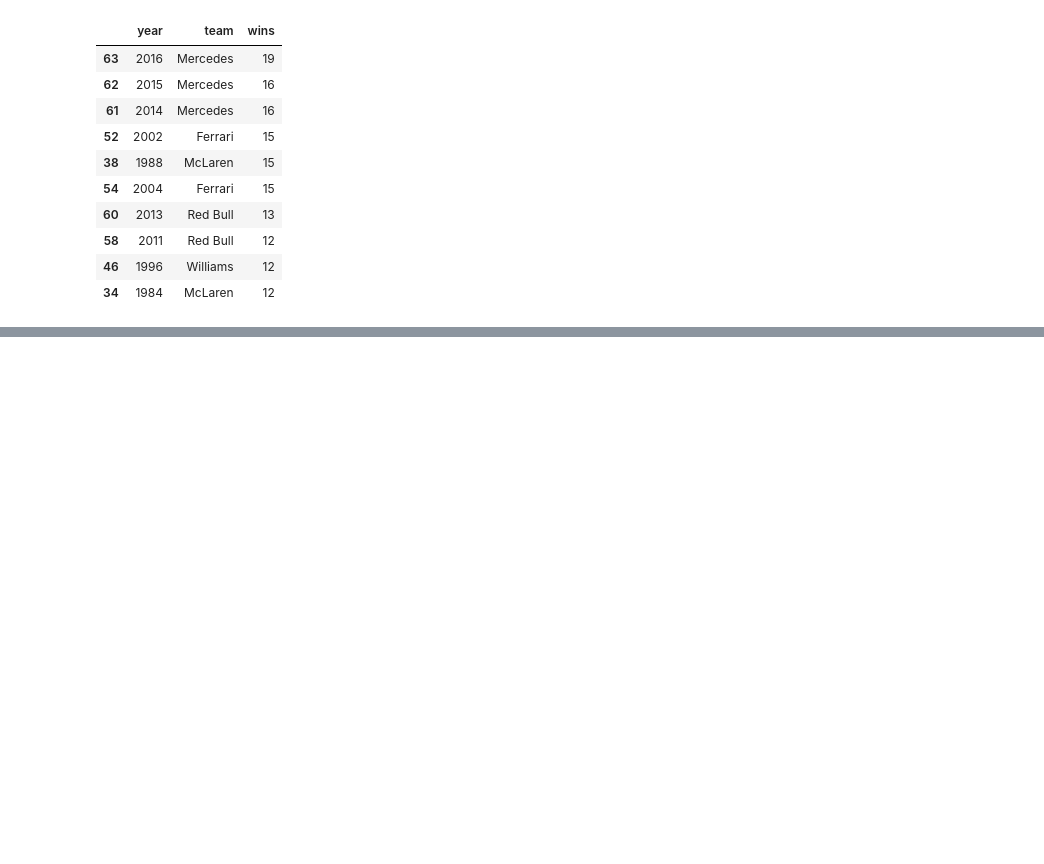
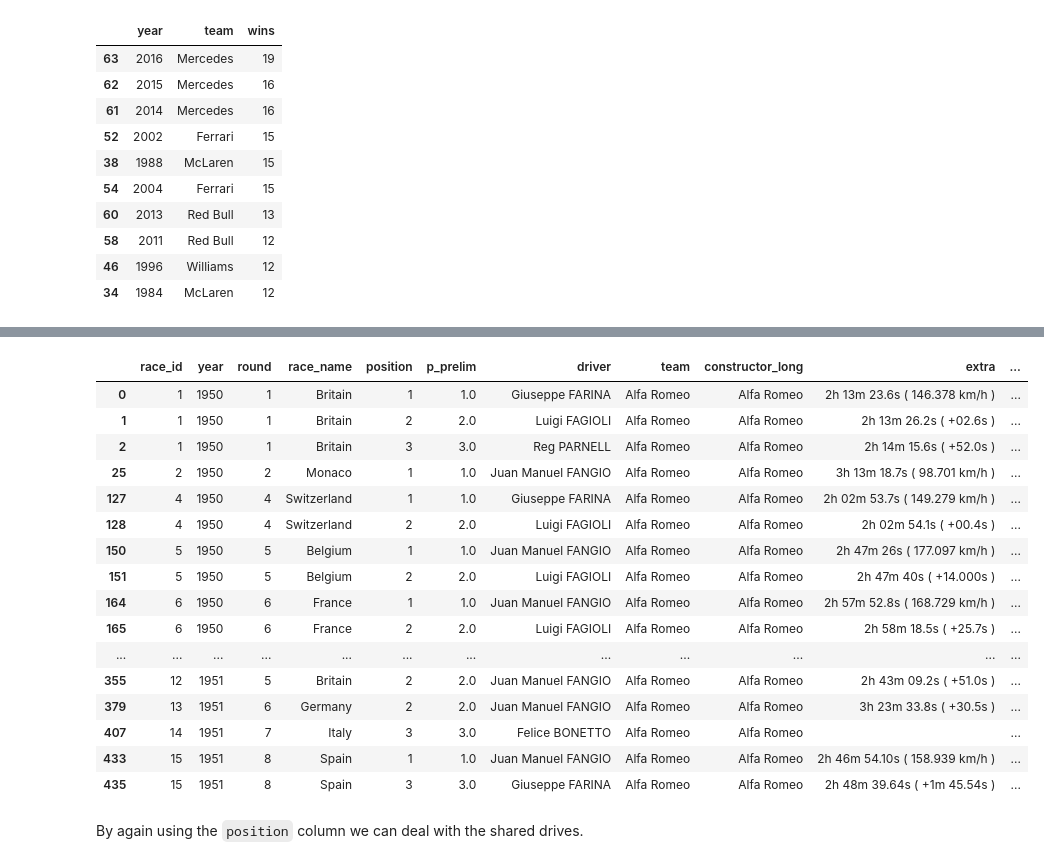
Before and after one commit to lennymd/formulaOne, a Jupyter notebook: _analysis/notebook/f1-best-championship-season-work-v2.ipynb, the cells around one changed output, grey strips where cells are left out. Drawn from its saved outputs; the diff is of its cells as text; code cells hidden in the pictures; blank space fills up the shorter version.

```diff
--- a/_analysis/notebook/f1-best-championship-season-work-v2.ipynb
+++ b/_analysis/notebook/f1-best-championship-season-work-v2.ipynb
@@ -297,0 +395,24 @@ win_count.sort_values(by="wins",ascending=False).head(10)
+# %%
+podiums = results[results.position.isin(["1","2", "3", 1, 2, 3])]
+# %%
+podiums.head(21)
+# %% [output]
+|  | race_id | year | round | race_name | position | p_prelim | driver | team | constructor_long | extra | ... |
+| 0 | 1 | 1950 | 1 | Britain | 1 | 1.0 | Giuseppe FARINA | Alfa Romeo | Alfa Romeo | 2h 13m 23.6s ( 146.378 km/h ) | ... |
+| 1 | 1 | 1950 | 1 | Britain | 2 | 2.0 | Luigi FAGIOLI | Alfa Romeo | Alfa Romeo | 2h 13m 26.2s ( +02.6s ) | ... |
+| 2 | 1 | 1950 | 1 | Britain | 3 | 3.0 | Reg PARNELL | Alfa Romeo | Alfa Romeo | 2h 14m 15.6s ( +52.0s ) | ... |
+| 25 | 2 | 1950 | 2 | Monaco | 1 | 1.0 | Juan Manuel FANGIO | Alfa Romeo | Alfa Romeo | 3h 13m 18.7s ( 98.701 km/h ) | ... |
+| 127 | 4 | 1950 | 4 | Switzerland | 1 | 1.0 | Giuseppe FARINA | Alfa Romeo | Alfa Romeo | 2h 02m 53.7s ( 149.279 km/h ) | ... |
+| 128 | 4 | 1950 | 4 | Switzerland | 2 | 2.0 | Luigi FAGIOLI | Alfa Romeo | Alfa Romeo | 2h 02m 54.1s ( +00.4s ) | ... |
+| 150 | 5 | 1950 | 5 | Belgium | 1 | 1.0 | Juan Manuel FANGIO | Alfa Romeo | Alfa Romeo | 2h 47m 26s ( 177.097 km/h ) | ... |
+| 151 | 5 | 1950 | 5 | Belgium | 2 | 2.0 | Luigi FAGIOLI | Alfa Romeo | Alfa Romeo | 2h 47m 40s ( +14.000s ) | ... |
+| 164 | 6 | 1950 | 6 | France | 1 | 1.0 | Juan Manuel FANGIO | Alfa Romeo | Alfa Romeo | 2h 57m 52.8s ( 168.729 km/h ) | ... |
+| 165 | 6 | 1950 | 6 | France | 2 | 2.0 | Luigi FAGIOLI | Alfa Romeo | Alfa Romeo | 2h 58m 18.5s ( +25.7s ) | ... |
+| ... | ... | ... | ... | ... | ... | ... | ... | ... | ... | ... | ... |
+| 355 | 12 | 1951 | 5 | Britain | 2 | 2.0 | Juan Manuel FANGIO | Alfa Romeo | Alfa Romeo | 2h 43m 09.2s ( +51.0s ) | ... |
+| 379 | 13 | 1951 | 6 | Germany | 2 | 2.0 | Juan Manuel FANGIO | Alfa Romeo | Alfa Romeo | 3h 23m 33.8s ( +30.5s ) | ... |
+| 407 | 14 | 1951 | 7 | Italy | 3 | 3.0 | Felice BONETTO | Alfa Romeo | Alfa Romeo |  | ... |
+| 433 | 15 | 1951 | 8 | Spain | 1 | 1.0 | Juan Manuel FANGIO | Alfa Romeo | Alfa Romeo | 2h 46m 54.10s ( 158.939 km/h ) | ... |
+| 435 | 15 | 1951 | 8 | Spain | 3 | 3.0 | Giuseppe FARINA | Alfa Romeo | Alfa Romeo | 2h 48m 39.64s ( +1m 45.54s ) | ... |
+# %% [markdown]
+By again using the `position` column we can deal with the shared drives.
```
Also changed, not shown: parts of 65 cells of this notebook, 6 other files.
